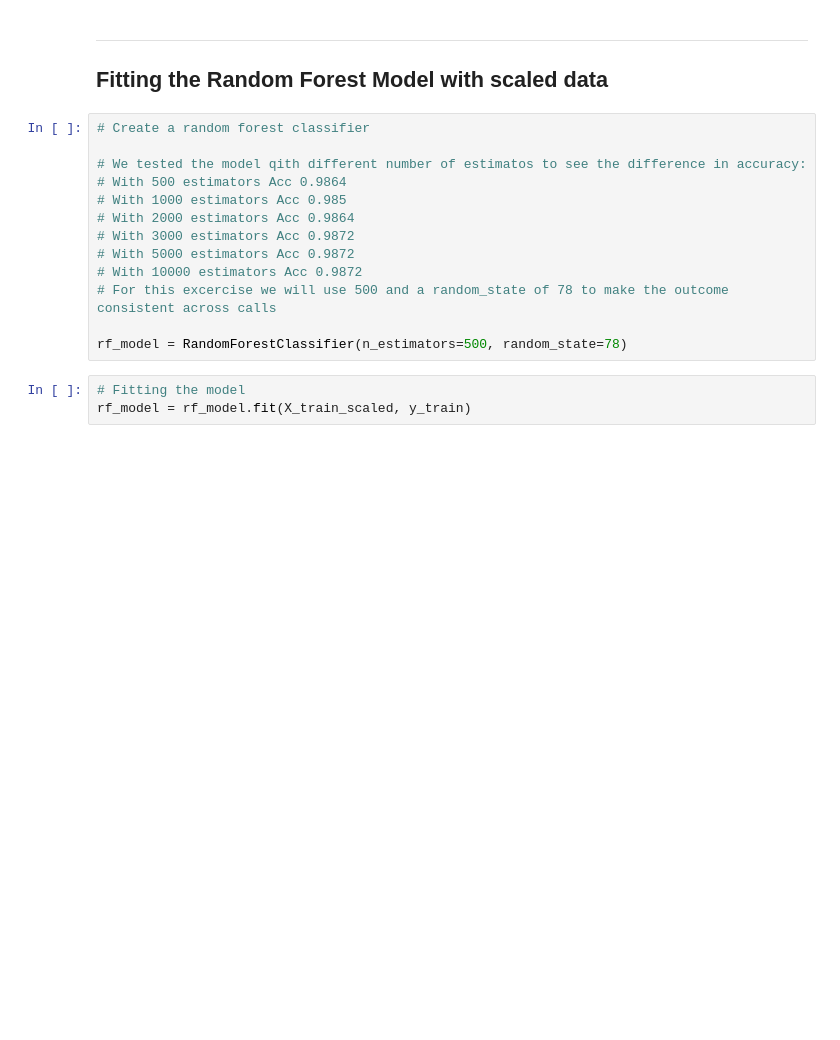
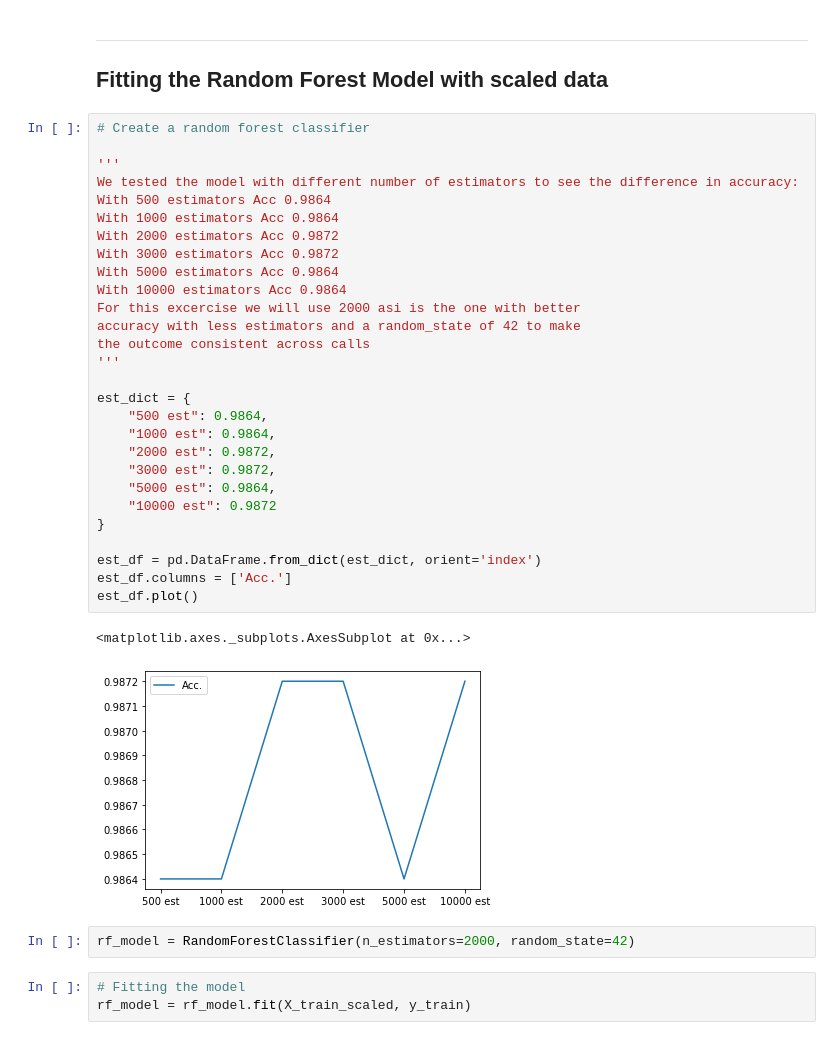
Before and after one commit to adgeli/Personal_Loan_Classification_Model, a Jupyter notebook: source code/RandomForest.ipynb, the cells around one changed output. Drawn from its saved outputs; the diff is of its cells as text; blank space fills up the shorter version.

```diff
--- a/source code/RandomForest.ipynb
+++ b/source code/RandomForest.ipynb
@@ -51,16 +50,36 @@ features = pd.read_csv(filepath + 'features.csv').drop(columns='Unnamed: 0')
 # %%
 # Create a random forest classifier
 
-# We tested the model qith different number of estimatos to see the difference in accuracy:
-# With 500 estimators Acc 0.9864
-# With 1000 estimators Acc 0.985
-# With 2000 estimators Acc 0.9864
-# With 3000 estimators Acc 0.9872
-# With 5000 estimators Acc 0.9872
-# With 10000 estimators Acc 0.9872
-# For this excercise we will use 500 and a random_state of 78 to make the outcome consistent across calls
+'''
+We tested the model with different number of estimators to see the difference in accuracy:
+With 500 estimators Acc 0.9864
+With 1000 estimators Acc 0.9864
+With 2000 estimators Acc 0.9872
+With 3000 estimators Acc 0.9872
+With 5000 estimators Acc 0.9864
+With 10000 estimators Acc 0.9864
+For this excercise we will use 2000 asi is the one with better
+accuracy with less estimators and a random_state of 42 to make
+the outcome consistent across calls
+'''
 
-rf_model = RandomForestClassifier(n_estimators=500, random_state=78)
+est_dict = {
+    "500 est": 0.9864,
+    "1000 est": 0.9864,
+    "2000 est": 0.9872,
+    "3000 est": 0.9872,
+    "5000 est": 0.9864,
+    "10000 est": 0.9872
+}
+
+est_df = pd.DataFrame.from_dict(est_dict, orient='index')
+est_df.columns = ['Acc.']
+est_df.plot()
+# %% [output]
+<matplotlib.axes._subplots.AxesSubplot at 0x...>
+[figure, added]
+# %%
+rf_model = RandomForestClassifier(n_estimators=2000, random_state=42)
 # %%
 # Fitting the model
 rf_model = rf_model.fit(X_train_scaled, y_train)
```
Also changed, not shown: parts of 52 cells of this notebook.
